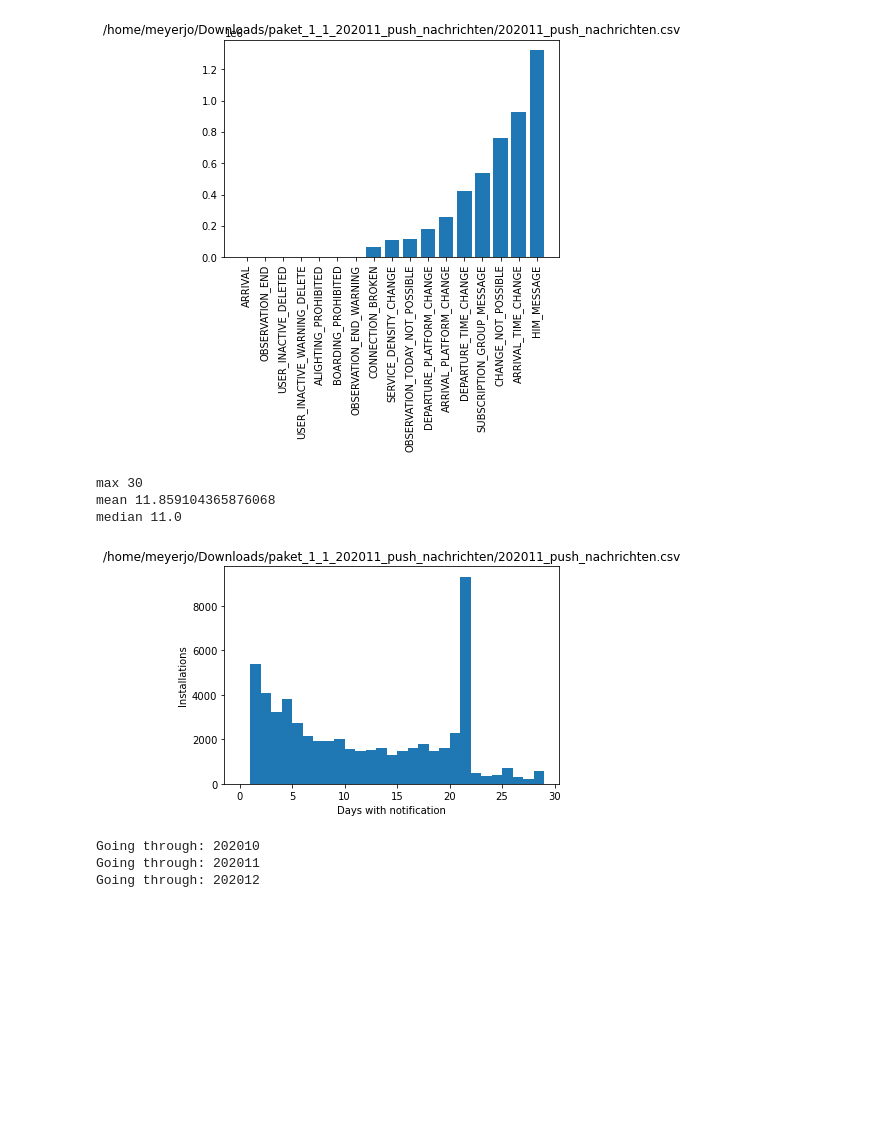
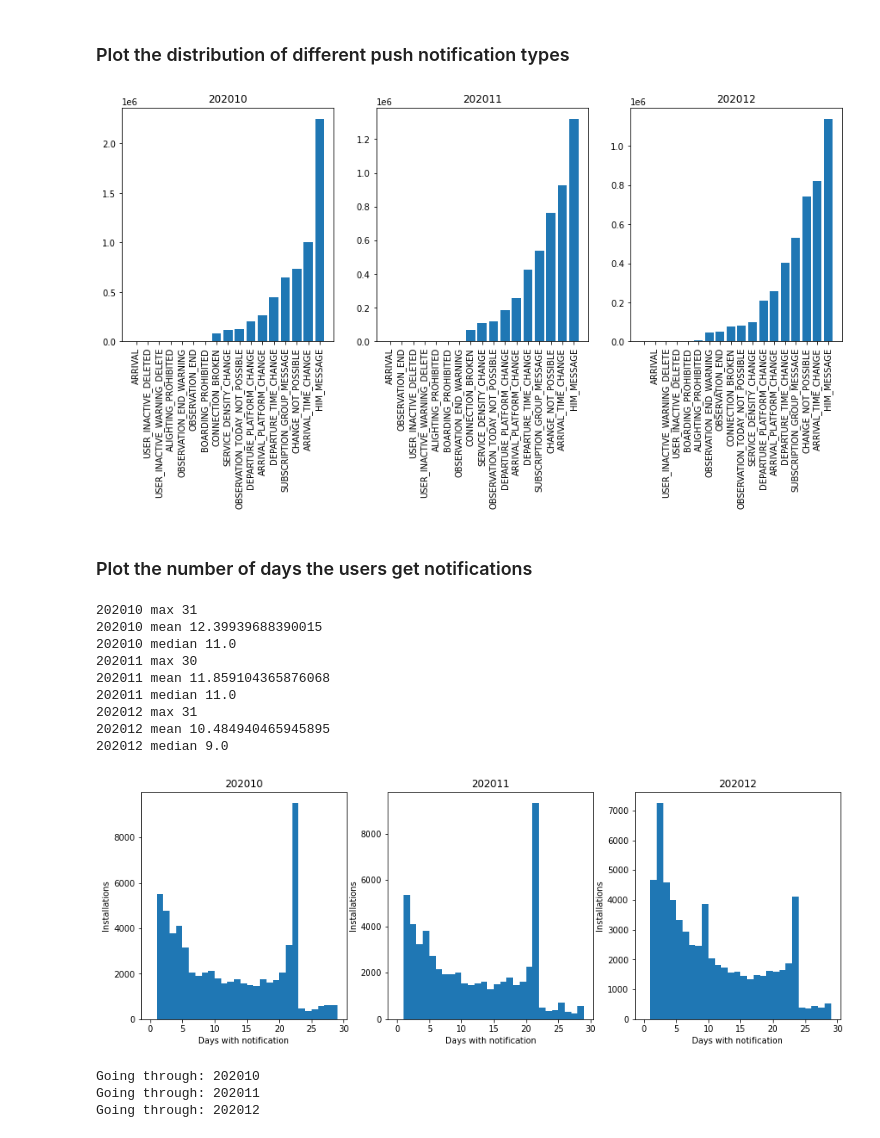
Before and after one commit to meyerjo/dbhackathon-puenktlichkeit, a Jupyter notebook: dbnotifications.ipynb, the cells around one changed output. Cells and saved outputs as stored; diff of their text form; code cells hidden in the pictures; blank space fills up the shorter version.

```diff
--- a/dbnotifications.ipynb
+++ b/dbnotifications.ipynb
@@ -53,14 +66,20 @@ print(data_uuid_to_notifications)
 # %%
-push_notifications = np.asarray([v['type']['notifications'] for k, v in data_uuids_set.items()])
+fig, axs = plt.subplots(nrows=1, ncols=3, figsize=(15, 5))
+for i, (folder_name, folder_data) in enumerate(ret_folders.items()):
 
-print('max', np.max(push_notifications))
-print('mean', np.nanmean(push_notifications), 'std', np.nanstd(push_notifications))
-print('median', np.median(push_notifications))
+    push_notifications = np.asarray([v['notifications'] for k, v in folder_data[1].items()])
 
-plt.hist(push_notifications[push_notifications < 1000], np.arange(0, 1000, 50))
-# plt.scatter(x=int(np.nanmean(push_notifications[push_notifications < 1000])), y=0)
+    print(folder_name, 'max', np.max(push_notifications))
+    print(folder_name, 'mean', np.nanmean(push_notifications), 'std', np.nanstd(push_notifications))
+    print(folder_name, 'median', np.median(push_notifications))
+
+
+    axs[i].hist(push_notifications[push_notifications < 1000], np.arange(0, 1000, 50))
+    axs[i].set_title(folder_name)
+    # plt.scatter(x=int(np.nanmean(push_notifications[push_notifications < 1000])), y=0)
+
 plt.xlabel('Notifications')
 plt.ylabel('Installations')
-plt.title(folder)
+
 plt.show()
 # %% [output]
@@ -71,30 +96,45 @@ median 0.0
+# %% [markdown]
+### Plot the distribution of different push notification types
 # %%
-key_vals = [(k, v) for k, v in filter_by_type.items()]
-key_vals = sorted(key_vals, key=lambda x: x[1])
+fig, axs = plt.subplots(nrows=1, ncols=3, figsize=(15, 5))
+for i, (folder_name, folder_data) in enumerate(ret_folders.items()):
+    key_vals = [(k, v) for k, v in folder_data[2].items()]
+    key_vals = sorted(key_vals, key=lambda x: x[1])
 
 
-plt.bar(np.arange(0, len(key_vals)), [x[1] for x in key_vals])
-plt.xticks(np.arange(0, len(key_vals)), [x[0] for x in key_vals], rotation='vertical')
-plt.title(folder)
+    axs[i].bar(np.arange(0, len(key_vals)), [x[1] for x in key_vals])
+    axs[i].set_xticks(np.arange(0, len(key_vals)))
+    axs[i].set_xticklabels([x[0] for x in key_vals], rotation=90, rotation_mode="default")
+    axs[i].set_title(folder_name)
 plt.show()
 # %% [output]
-[figure, old version]
+[figure, new version]
+# %% [markdown]
+### Plot the number of days the users get notifications
 # %%
-push_notifications_per_day = np.asarray([len(v.keys()) - 1 for k, v in data_uuids_set.items()])
-print('max', np.max(push_notifications_per_day))
-print('mean', np.nanmean(push_notifications_per_day))
-print('median', np.median(push_notifications_per_day))
+fig, axs = plt.subplots(nrows=1, ncols=3, figsize=(15, 5))
+for i, (folder_name, folder_data) in enumerate(ret_folders.items()):
+    push_notifications_per_day = np.asarray([len(v.keys()) - 2 for k, v in folder_data[1].items()])
+    print(folder_name, 'max', np.max(push_notifications_per_day))
+    print(folder_name, 'mean', np.nanmean(push_notifications_per_day))
+    print(folder_name, 'median', np.median(push_notifications_per_day))
 
-plt.hist(push_notifications_per_day, np.arange(0, 30, 1))
-plt.xlabel('Days with notification')
-plt.ylabel('Installations')
-plt.title(folder)
+    axs[i].hist(push_notifications_per_day, np.arange(0, 30, 1))
+    axs[i].set_xlabel('Days with notification')
+    axs[i].set_ylabel('Installations')
+    axs[i].set_title(folder_name)
 plt.show()
 # %% [output]
-max 30
-mean 11.859104365876068
-median 11.0
+202010 max 31
+202010 mean 12.39939688390015
+202010 median 11.0
+202011 max 30
+202011 mean 11.859104365876068
+202011 median 11.0
+202012 max 31
+202012 mean 10.484940465945895
+202012 median 9.0
-[figure, old version]
+[figure, new version]
 # %%
 import re
 
```
Also changed, not shown: parts of 10 cells of this notebook.
